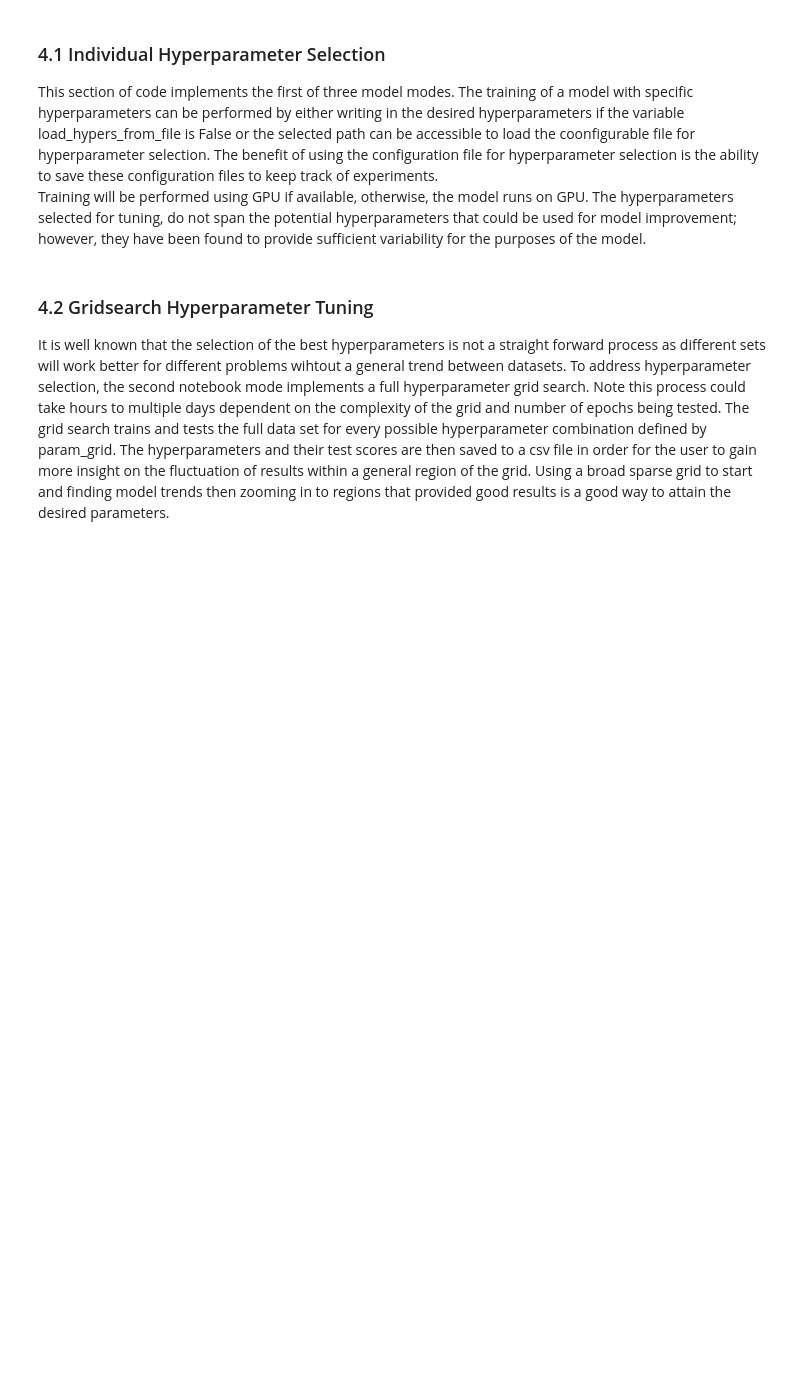
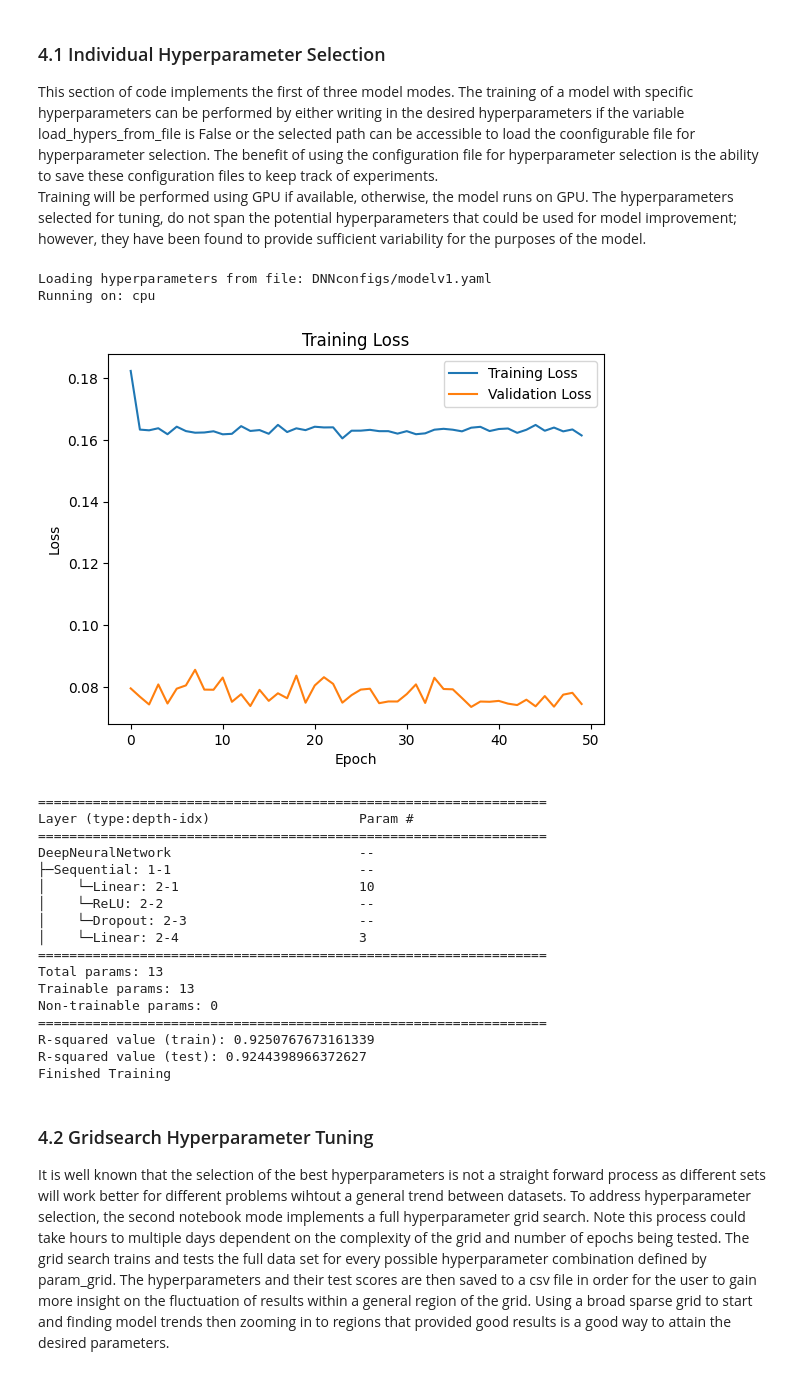
Before and after one commit to Kaylaerler/Structural-Insights-with-ML, a Jupyter notebook: Case 2. DNN.ipynb, the cells around one changed output. Saved outputs shown, nothing was run; the diff lists cells and outputs as text; code cells hidden in the pictures; blank space fills up the shorter version.

Commit message:
save_results and features

```diff
--- a/Case 2. DNN.ipynb
+++ b/Case 2. DNN.ipynb
@@ -66,7 +66,7 @@ This notebook is intended for users with some level of experience with python co
 # 1 for training with inputted hyperparameters
 # 2 for training with grid search selected hyperparameters
 # 3 for loading pre-trained model and exploring post-processing features alone
-notebook_mode = 2
+notebook_mode = 1
 
 # Modify the following variables to change the primary functions of the notebook
 model_version = 1            # use to load a specific model version for mode 3 or to train a new model version for mode 1 or 2
@@ -78,13 +78,15 @@ model_type = 'DNN'           # enter the model type
 current_model_name = "modelv" + str(model_version)  # enter model name
 results_folder = model_type + 'Results'             # enter the path to the results folder
 config_folder  = model_type + 'configs'             # enter the path to the config folder
-path_names = {'new_hypers': config_folder + '/' + current_model_name + '.yaml',
+path_names = {'results': results_folder,
+              'new_hypers': config_folder + '/' + current_model_name + '.yaml',
               'hyper_grid': config_folder + '/hyper_tuning_v' + str(model_version) + '.yaml',
               'saved_hypers': results_folder + '/' + current_model_name + '_config.yaml',
               'saved_model': results_folder + '/' + current_model_name,
               'norm_params': results_folder + '/' + current_model_name + '_norm_params.npy',
               'grid_results': results_folder + '/' + current_model_name + '_hyper_grid.csv',
-              'data': 'preprocessed_data'}
+              'data': 'preprocessed_data',
+              'save_results': save_results}
 # %% [markdown]
 ## 2. Load and Install Python Libraries <a class="anchor" id="second-bullet">
 The python libraries listed below need to be installed on the initial run with the currently activated server or every three days. All other libraries should be installed on the updated image for DesignSafe.
@@ -125,23 +128,45 @@ This section of code implements the first of three model modes. The training of
 <br>
 Training will be performed using GPU if available, otherwise, the model runs on GPU. The hyperparameters selected for tuning, do not span the potential hyperparameters that could be used for model improvement; however, they have been found to provide sufficient variability for the purposes of the model.
 # %%
+importlib.reload(DNN_functions)
 if notebook_mode == 1:
     if load_hypers_from_file:
         print('Loading hyperparameters from file: ' + path_names['new_hypers'])
         hyperparameters = yaml.load(open(path_names['new_hypers'], 'r'), Loader=yaml.SafeLoader)
     else:
         print('Using mannually inputed hyperparameters')
         hyperparameters = {
             'hidden_neurons': 2,
             'hidden_layers': 1,
             'activation': 'relu',
             'learning_rate': 0.01,
             'batch_size': 512,
             'num_epochs': 2,
             'dropout_prob': 0.1
         }
     # Train and test the model
-    model, r2_train, r2_test = DNN_functions.train_model(signals_library, hyperparameters, path_names)
+    model, r2_train, r2_val, r2_test = DNN_functions.train_model(features, hyperparameters, path_names)
+# %% [output]
+Loading hyperparameters from file: DNNconfigs/modelv1.yaml
+Running on: cpu
+[figure, added]
+=================================================================
+Layer (type:depth-idx)                   Param #
+=================================================================
+DeepNeuralNetwork                        --
+├─Sequential: 1-1                        --
+│    └─Linear: 2-1                       10
+│    └─ReLU: 2-2                         --
+│    └─Dropout: 2-3                      --
+│    └─Linear: 2-4                       3
+=================================================================
+Total params: 13
+Trainable params: 13
+Non-trainable params: 0
+=================================================================
+R-squared value (train): 0.9250767673161339
+R-squared value (test): 0.9244398966372627
+Finished Training
 # %% [markdown]
 ### 4.2 Gridsearch Hyperparameter Tuning <a class="anchor" id="fourth2-bullet">
 It is well known that the selection of the best hyperparameters is not a straight forward process as different sets will work better for different problems wihtout a general trend between datasets. To address hyperparameter selection, the second notebook mode implements a full hyperparameter grid search. Note this process could take hours to multiple days dependent on the complexity of the grid and number of epochs being tested. The grid search trains and tests the full data set for every possible hyperparameter combination defined by param_grid. The hyperparameters and their test scores are then saved to a csv file in order for the user to gain more insight on the fluctuation of results within a general region of the grid. Using a broad sparse grid to start and finding model trends then zooming in to regions that provided good results is a good way to attain the desired parameters.
```
Also changed, not shown: parts of 5 cells of this notebook, 6 other files.
